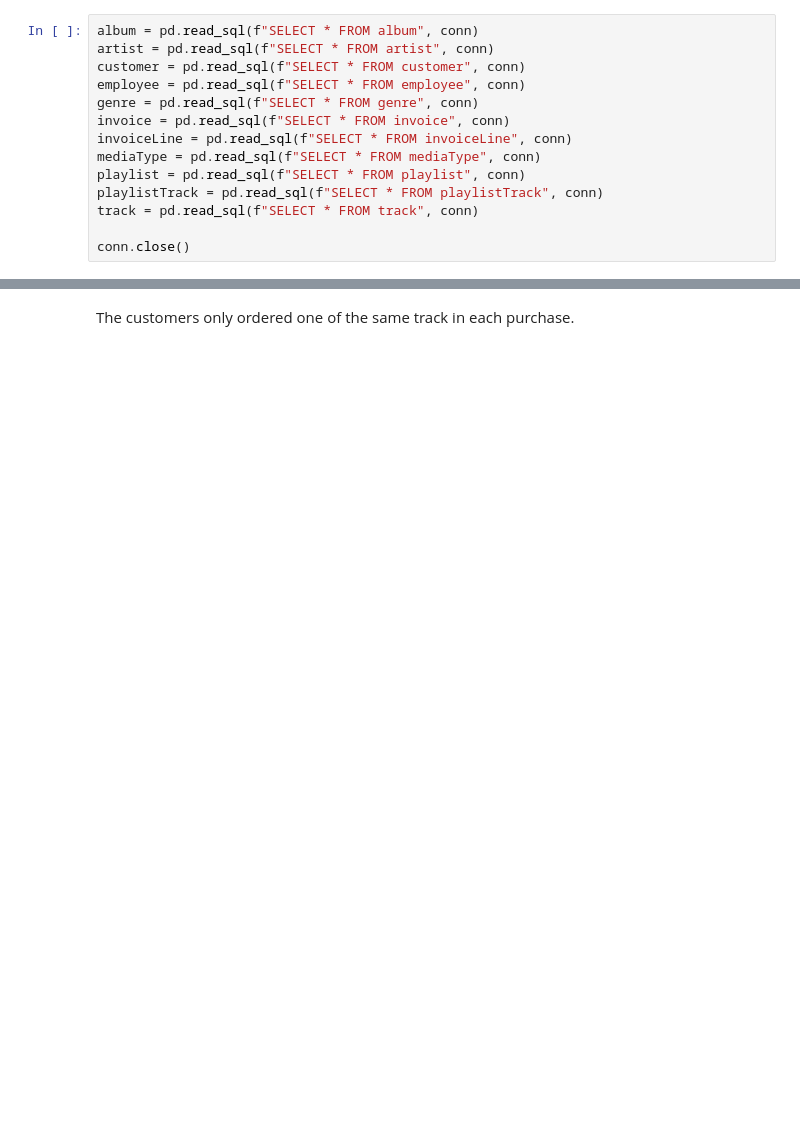
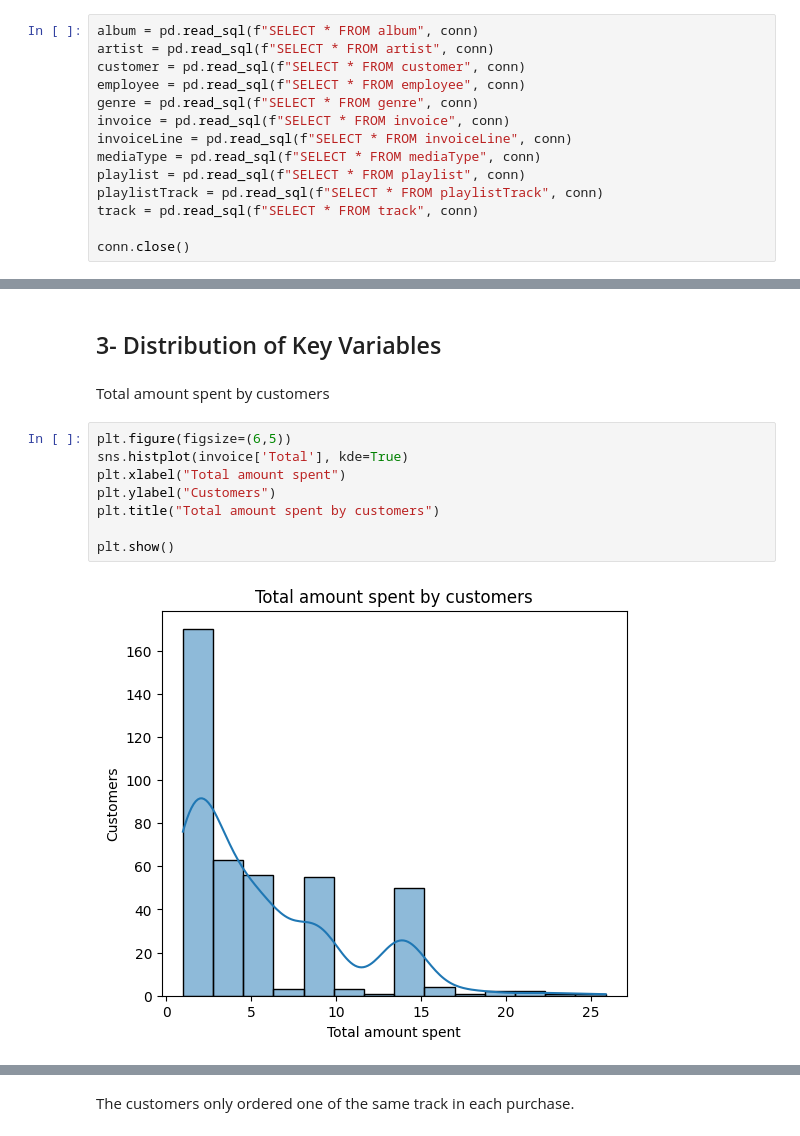
Before and after one commit to Neghfa/chinook_analysis, a Jupyter notebook: notebooks/Chinook Analysis.ipynb, the cells around one changed output, grey strips where cells are left out. Drawn from its saved outputs; the diff is of its cells as text; blank space fills up the shorter version.

```diff
--- a/notebooks/Chinook Analysis.ipynb
+++ b/notebooks/Chinook Analysis.ipynb
@@ -46,0 +92,14 @@ plt.hist(invoiceLine['Quantity']);
+# %% [markdown]
+## 3- Distribution of Key Variables
+# %% [markdown]
+Total amount spent by customers
+# %%
+plt.figure(figsize=(6,5))
+sns.histplot(invoice['Total'], kde=True)
+plt.xlabel("Total amount spent")
+plt.ylabel("Customers")
+plt.title("Total amount spent by customers")
+
+plt.show()
+# %% [output]
+[figure, added]
```
Also changed, not shown: parts of 115 cells of this notebook.
